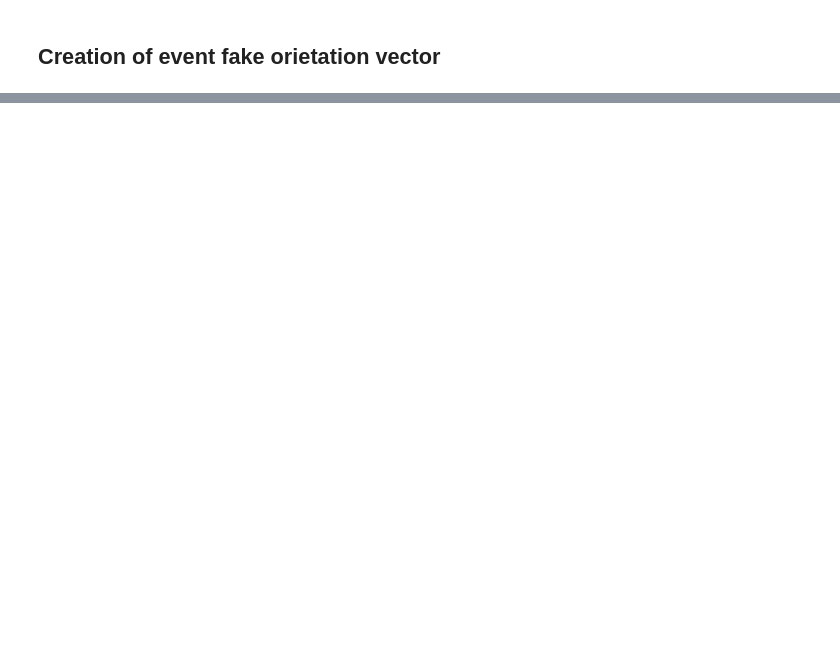
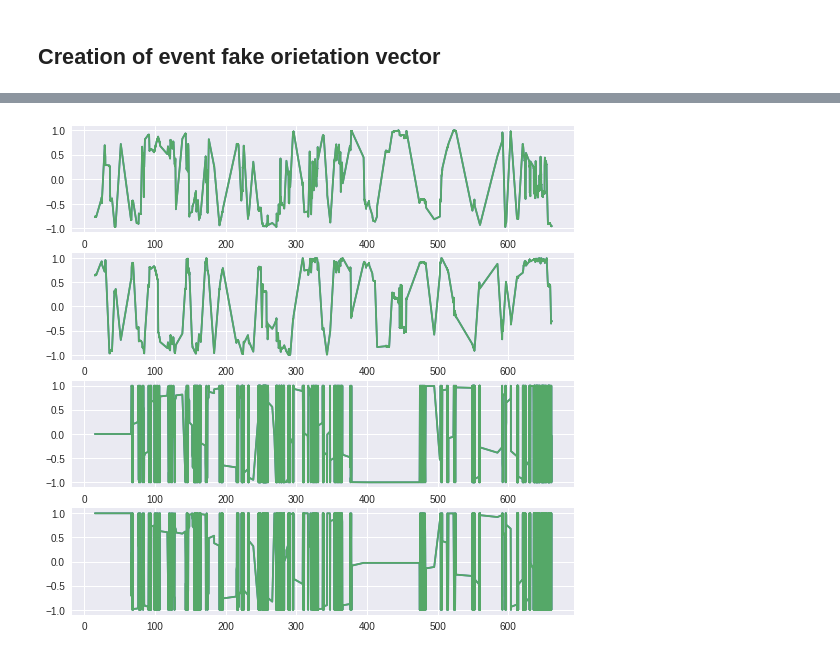
Before and after one commit to alTeska/VR_Acuity, a Jupyter notebook: notebooks/OrientationVelocity.ipynb, the cells around one changed output, grey strips where cells are left out. Cells and saved outputs as stored; diff of their text form; code cells hidden in the pictures; blank space fills up the shorter version.

```diff
--- a/notebooks/OrientationVelocity.ipynb
+++ b/notebooks/OrientationVelocity.ipynb
@@ -135,0 +169,14 @@ sns.pairplot(dfV, vars=['Z_event', 'X_event'])
+# %%
+# X and Z comparison in event and orientation data - after flattening
+fig = plt.figure(figsize=(9,9))
+ax1 = fig.add_subplot(411)
+ax2 = fig.add_subplot(412)
+ax3 = fig.add_subplot(413)
+ax4 = fig.add_subplot(414)
+
+c2 = ax1.plot(dfV.Time, dfV.lx1)
+c2 = ax2.plot(dfV.Time, dfV.lz1)
+c2 = ax3.plot(dfV.Time, dfV.X_event)
+c2 = ax4.plot(dfV.Time, dfV.Z_event)
+# %% [output]
+[figure, added]
```
Also changed, not shown: parts of 10 cells of this notebook.
